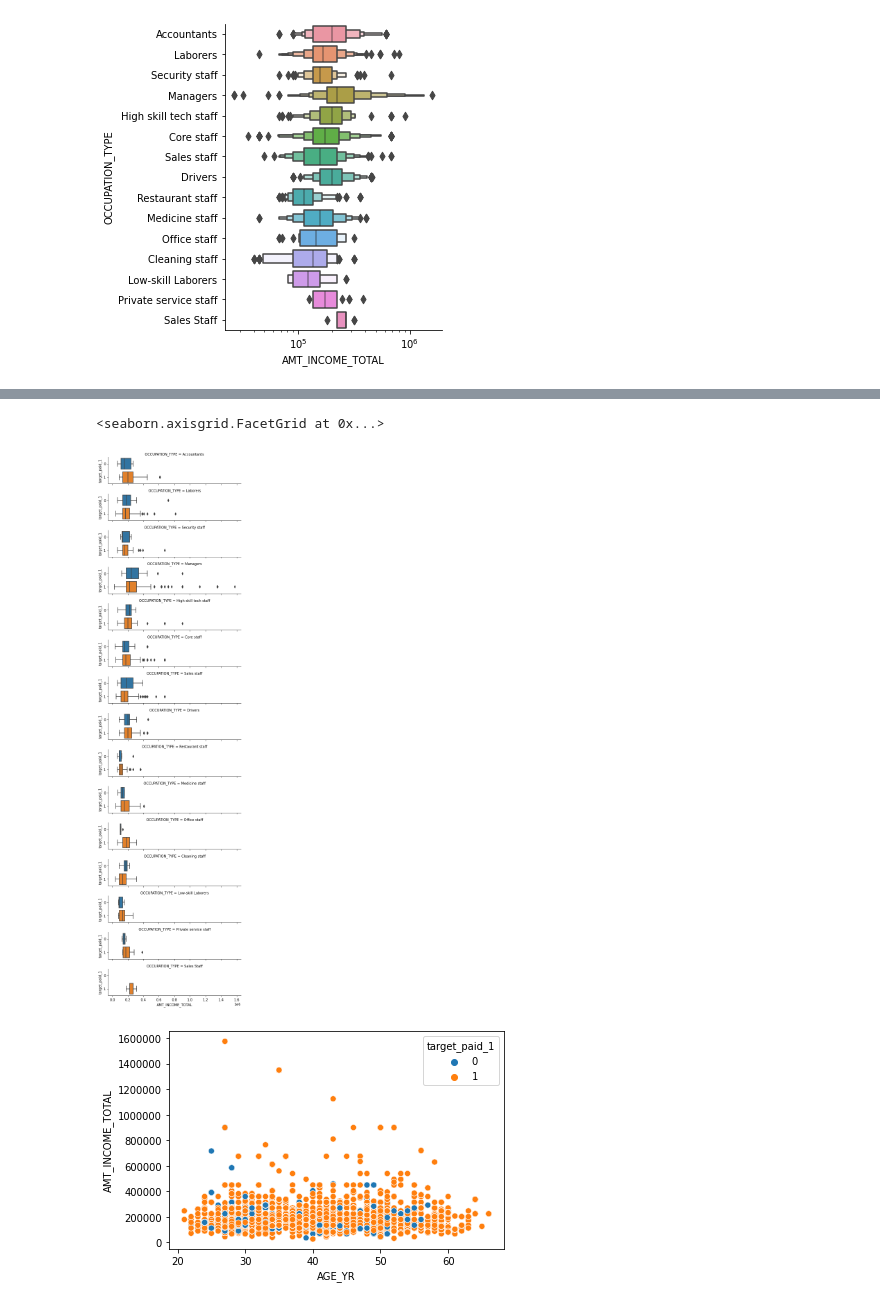
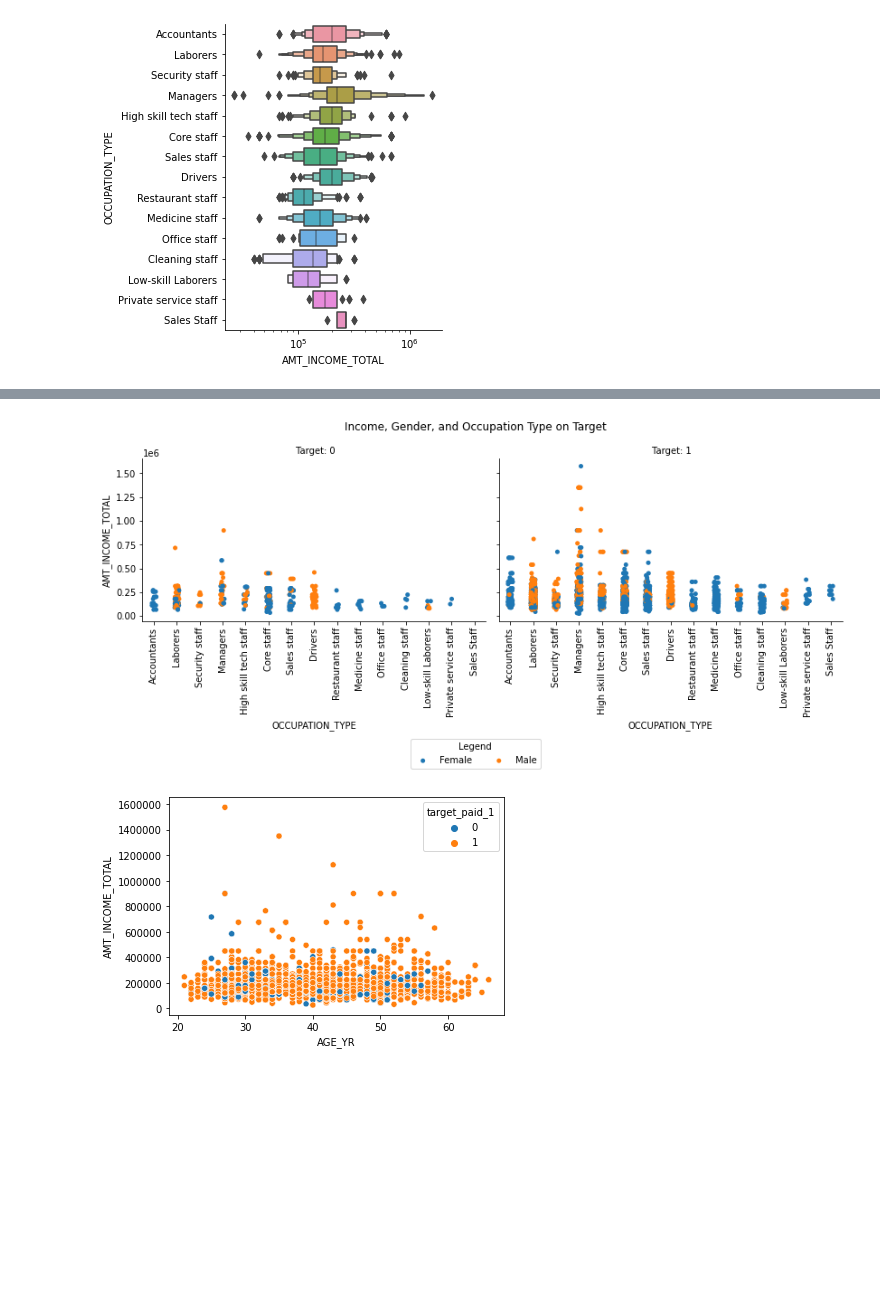
Before and after one commit to LaurenBassett/CreditCardApprovalModel, a Jupyter notebook: dataexploration.ipynb, the cells around one changed output, grey strips where cells are left out. Drawn from its saved outputs; the diff is of its cells as text; code cells hidden in the pictures; blank space fills up the shorter version.

Commit message:
Added a few more visualizations

```diff
--- a/dataexploration.ipynb
+++ b/dataexploration.ipynb
@@ -150,8 +131,15 @@ sns.catplot(hue='Marriage_Status', x='target_paid_1', data=df, kind='count')
-# %%
-sns.catplot(x='AMT_INCOME_TOTAL', y='target_paid_1', data=df, row='OCCUPATION_TYPE', kind='box', orient='h', height=1.5, aspect=4)
-# %% [output]
-<seaborn.axisgrid.FacetGrid at 0x...>
-[figure, removed]
+# %%
+
+
+income_view = sns.catplot(y='AMT_INCOME_TOTAL',hue='FLAG_GENDER_MALE', x='OCCUPATION_TYPE', col='target_paid_1', kind='strip', data=df)
+(income_view.set_xticklabels(rotation=90)
+.set_titles(col_template=" Target: {col_name}")
+)
+sns.move_legend(income_view,"lower center" ,bbox_to_anchor=(.5, -.1), ncol=2, frameon=True,title="Legend", labels=['Female','Male'])
+plt.suptitle('Income, Gender, and Occupation Type on Target')
+plt.tight_layout()
+# %% [output]
+[figure, added]
 # %%
 sns.scatterplot(x='AGE_YR', y= 'AMT_INCOME_TOTAL',hue='target_paid_1', data=df)
 
```
Also changed, not shown: parts of 4 cells of this notebook.
